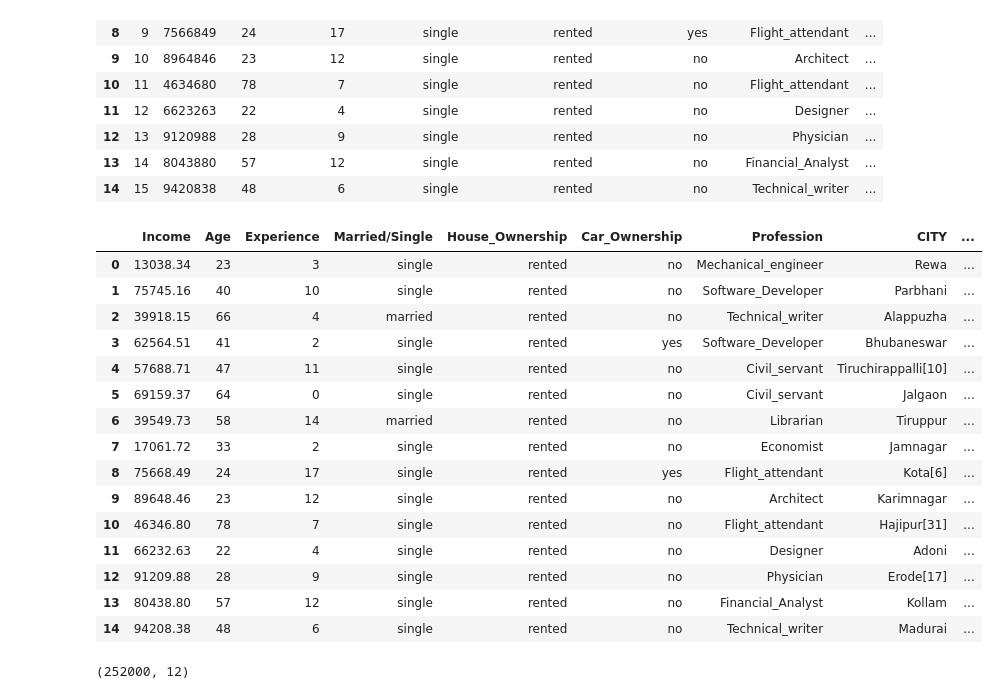
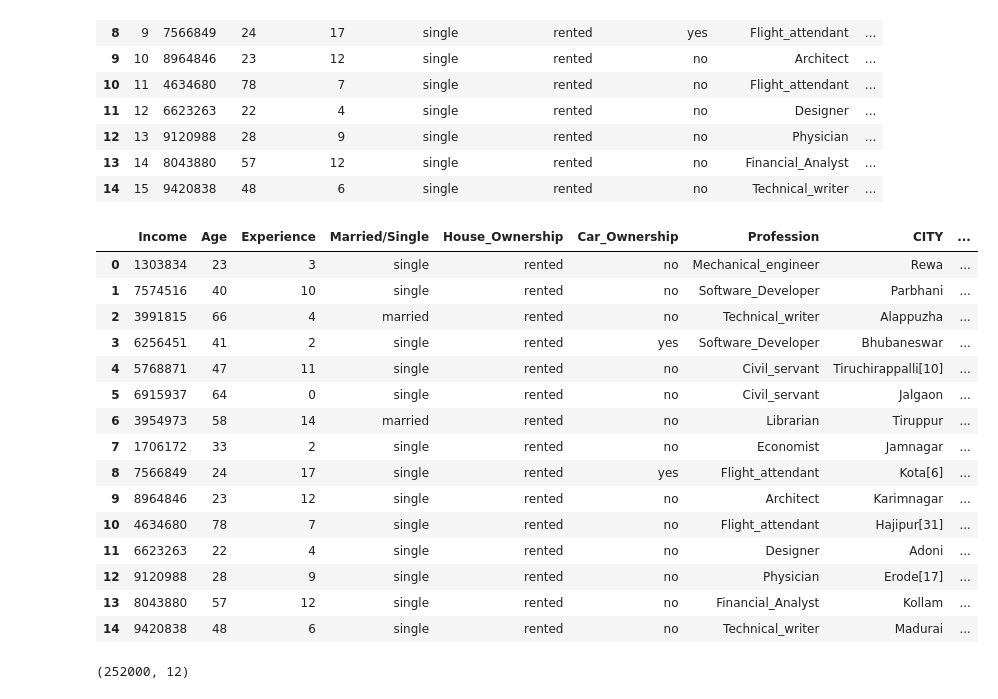
Before and after one commit to spa542/DSCI470, a Jupyter notebook: Project_1_Loan_Prediction_Dataset/Project_1_Graph_Analysis.ipynb, the cells around one changed output. Saved outputs shown, nothing was run; the diff lists cells and outputs as text; code cells hidden in the pictures.

```diff
--- a/Project_1_Loan_Prediction_Dataset/Project_1_Graph_Analysis.ipynb
+++ b/Project_1_Loan_Prediction_Dataset/Project_1_Graph_Analysis.ipynb
@@ -33,27 +33,27 @@ lp_dataframe.head(15)
 # %%
 # Clean some of the data
 # i.e. remove the id column from the original import
 # and convert the income number to a float
 del lp_dataframe['Id']
-lp_dataframe['Income'] = lp_dataframe['Income'] * (1/100)
+# lp_dataframe['Income'] = lp_dataframe['Income'] * (1/100)
 lp_dataframe.head(15)
 # %% [output]
 |  | Income | Age | Experience | Married/Single | House_Ownership | Car_Ownership | Profession | CITY | ... |
-| 0 | 13038.34 | 23 | 3 | single | rented | no | Mechanical_engineer | Rewa | ... |
-| 1 | 75745.16 | 40 | 10 | single | rented | no | Software_Developer | Parbhani | ... |
-| 2 | 39918.15 | 66 | 4 | married | rented | no | Technical_writer | Alappuzha | ... |
-| 3 | 62564.51 | 41 | 2 | single | rented | yes | Software_Developer | Bhubaneswar | ... |
-| 4 | 57688.71 | 47 | 11 | single | rented | no | Civil_servant | Tiruchirappalli[10] | ... |
-| 5 | 69159.37 | 64 | 0 | single | rented | no | Civil_servant | Jalgaon | ... |
-| 6 | 39549.73 | 58 | 14 | married | rented | no | Librarian | Tiruppur | ... |
-| 7 | 17061.72 | 33 | 2 | single | rented | no | Economist | Jamnagar | ... |
-| 8 | 75668.49 | 24 | 17 | single | rented | yes | Flight_attendant | Kota[6] | ... |
-| 9 | 89648.46 | 23 | 12 | single | rented | no | Architect | Karimnagar | ... |
-| 10 | 46346.80 | 78 | 7 | single | rented | no | Flight_attendant | Hajipur[31] | ... |
-| 11 | 66232.63 | 22 | 4 | single | rented | no | Designer | Adoni | ... |
-| 12 | 91209.88 | 28 | 9 | single | rented | no | Physician | Erode[17] | ... |
-| 13 | 80438.80 | 57 | 12 | single | rented | no | Financial_Analyst | Kollam | ... |
-| 14 | 94208.38 | 48 | 6 | single | rented | no | Technical_writer | Madurai | ... |
+| 0 | 1303834 | 23 | 3 | single | rented | no | Mechanical_engineer | Rewa | ... |
+| 1 | 7574516 | 40 | 10 | single | rented | no | Software_Developer | Parbhani | ... |
+| 2 | 3991815 | 66 | 4 | married | rented | no | Technical_writer | Alappuzha | ... |
+| 3 | 6256451 | 41 | 2 | single | rented | yes | Software_Developer | Bhubaneswar | ... |
+| 4 | 5768871 | 47 | 11 | single | rented | no | Civil_servant | Tiruchirappalli[10] | ... |
+| 5 | 6915937 | 64 | 0 | single | rented | no | Civil_servant | Jalgaon | ... |
+| 6 | 3954973 | 58 | 14 | married | rented | no | Librarian | Tiruppur | ... |
+| 7 | 1706172 | 33 | 2 | single | rented | no | Economist | Jamnagar | ... |
+| 8 | 7566849 | 24 | 17 | single | rented | yes | Flight_attendant | Kota[6] | ... |
+| 9 | 8964846 | 23 | 12 | single | rented | no | Architect | Karimnagar | ... |
+| 10 | 4634680 | 78 | 7 | single | rented | no | Flight_attendant | Hajipur[31] | ... |
+| 11 | 6623263 | 22 | 4 | single | rented | no | Designer | Adoni | ... |
+| 12 | 9120988 | 28 | 9 | single | rented | no | Physician | Erode[17] | ... |
+| 13 | 8043880 | 57 | 12 | single | rented | no | Financial_Analyst | Kollam | ... |
+| 14 | 9420838 | 48 | 6 | single | rented | no | Technical_writer | Madurai | ... |
 # %%
 # Now to print out some of the attributes
 # Dimensions of dataset
```
Also changed, not shown: parts of 6 cells of this notebook.
